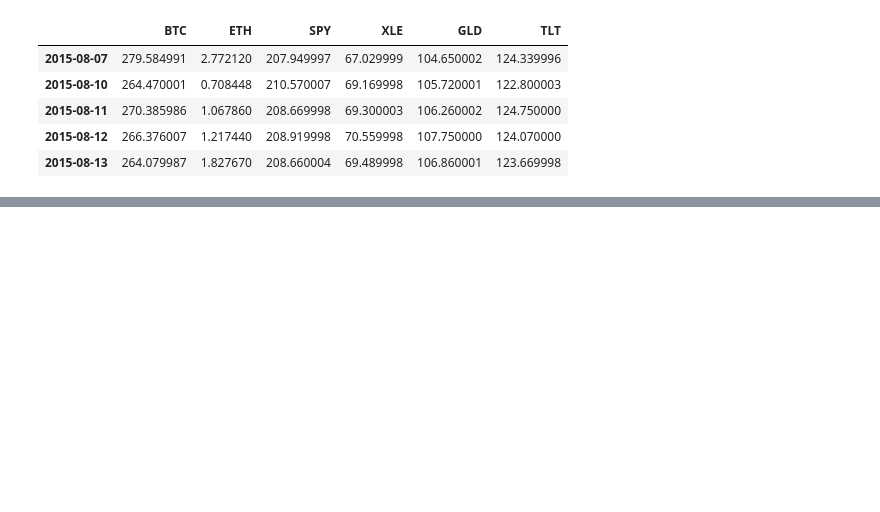
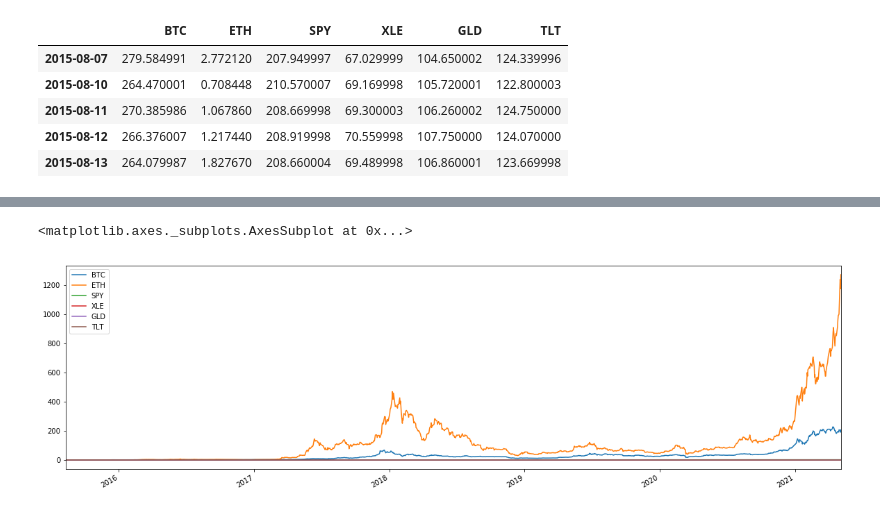
Before and after one commit to Lucas-Shaiman/project_alpha, a Jupyter notebook: etf_data_2.ipynb, the cells around one changed output, grey strips where cells are left out. Saved outputs shown, nothing was run; the diff lists cells and outputs as text; code cells hidden in the pictures; blank space fills up the shorter version.

```diff
--- a/etf_data_2.ipynb
+++ b/etf_data_2.ipynb
@@ -107,0 +109,8 @@ combined_df.head()
+# %%
+# Calculate cumulative returns of all portfolios
+cumulative_returns = (1 + portfolio_returns).cumprod()
+# Plot cumulative returns
+cumulative_returns.plot(figsize=(20,6))
+# %% [output]
+<matplotlib.axes._subplots.AxesSubplot at 0x...>
+[figure, added]
```
Also changed, not shown: parts of 26 cells of this notebook, 1 other file.
